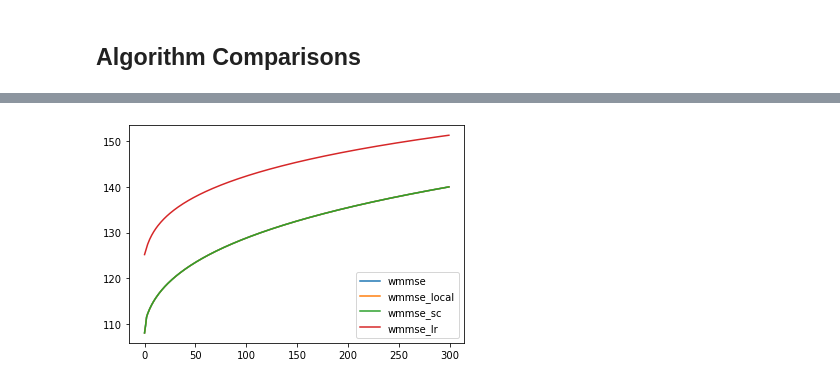
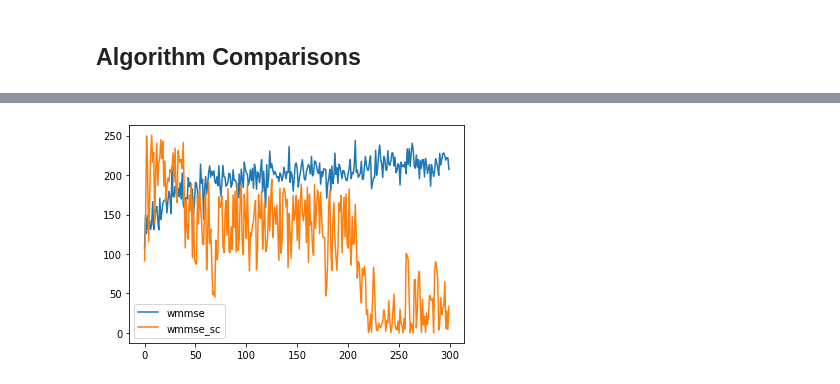
Before and after one commit to youlei202/research-weighted-sum-rate, a Jupyter notebook: poc.ipynb, the cells around one changed output, grey strips where cells are left out. Cells and saved outputs as stored; diff of their text form; code cells hidden in the pictures.

Commit message:
train with random gain

```diff
--- a/poc.ipynb
+++ b/poc.ipynb
@@ -89,14 +79,14 @@ model_comparison.run(num_rounds=100, netA_power_mode='wmmse', netB_power_mode='u
 ## Algorithm Comparisons
 # %%
 max_power = 200
-netB_power_training_mode = 'zero' # ['dependent', 'zero', 'random']
-netB_power_testing_mode = 'dependent' # ['dependent', 'zero', 'random', 'uniform']
+netB_power_training_mode = 'dependent' # ['dependent', 'zero', 'random']
+netB_power_testing_mode = 'zero' # ['dependent', 'zero', 'random', 'uniform']
 
 max_iterations = 300
 
 model_comparison = ExperimentInterferenceModelComparison(simulator=simulator)
-model_comparison.data_generation(num_samples=100, max_power=max_power, netB_power_mode=netB_power_training_mode)
-model_comparison.modeling(synthetic_constrained=False)
+model_comparison.data_generation(num_samples=1000, max_power=max_power, netB_power_mode=netB_power_training_mode)
+model_comparison.modeling(synthetic_constrained=True)
 starting_powers_mW = [1e-5 for i in range(simulator.num_Rx)]
 # Rx_weights = np.random.uniform(0.1, 1, simulator.num_Rx)
 Rx_weights = np.ones(simulator.num_Rx)
@@ -176,10 +155,10 @@ Convergence Error at Round 300 0.013156663372120821
 # %%
 data = pd.DataFrame({
     'wmmse': rates_original_method,
-    'wmmse_local': rates_local_method,
+    # 'wmmse_local': rates_local_method,
     'wmmse_sc': rates_sc_method,
-    'wmmse_lr': rates_lr_method,
+    # 'wmmse_lr': rates_lr_method,
 })
 data.plot();
 # %% [output]
-[figure, old version]
+[figure, new version]
```
Also changed, not shown: parts of 13 cells of this notebook, 2 other files.
